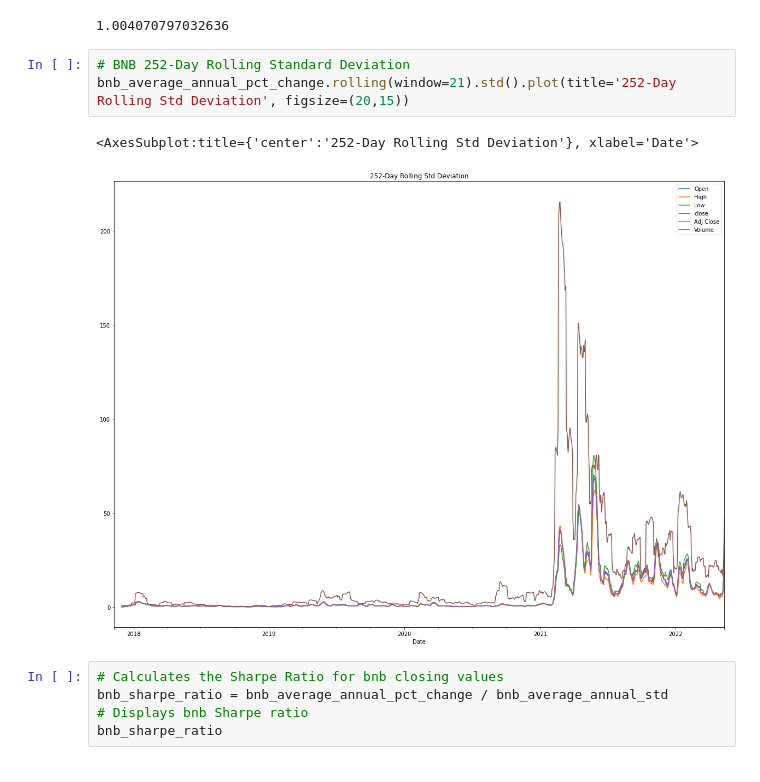
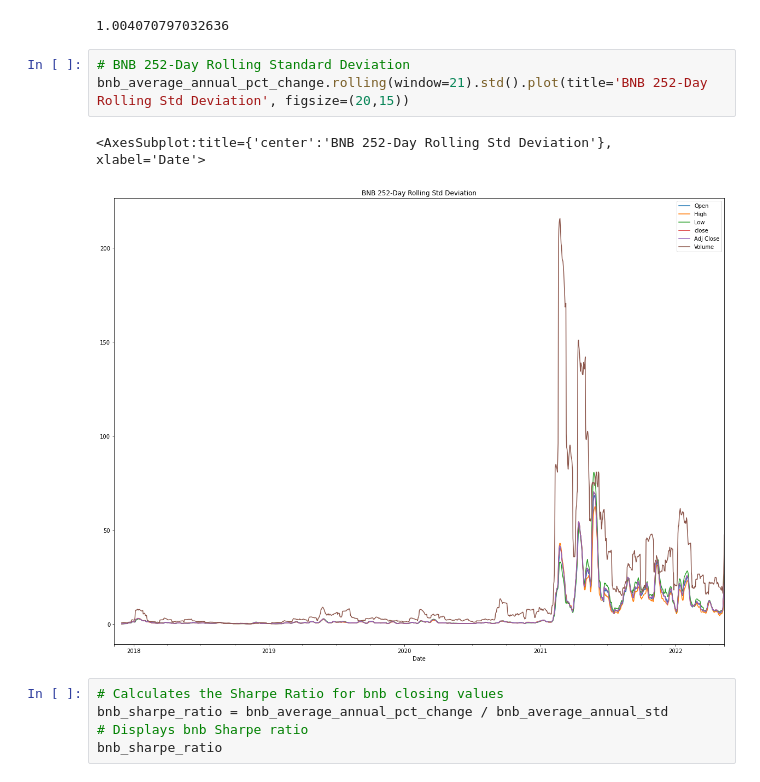
Before and after one commit to rodum012/Long_Term_Crypto_Portfolio_Projection, a Jupyter notebook: portfolio.ipynb, the cells around one changed output. Saved outputs shown, nothing was run; the diff lists cells and outputs as text.

Commit message:
Edited Graph Titles

```diff
--- a/portfolio.ipynb
+++ b/portfolio.ipynb
@@ -369,10 +369,10 @@ bnb_average_annual_std
 1.004070797032636
 # %%
 # BNB 252-Day Rolling Standard Deviation
-bnb_average_annual_pct_change.rolling(window=21).std().plot(title='252-Day Rolling Std Deviation', figsize=(20,15))
+bnb_average_annual_pct_change.rolling(window=21).std().plot(title='BNB 252-Day Rolling Std Deviation', figsize=(20,15))
 # %% [output]
-<AxesSubplot:title={'center':'252-Day Rolling Std Deviation'}, xlabel='Date'>
+<AxesSubplot:title={'center':'BNB 252-Day Rolling Std Deviation'}, xlabel='Date'>
-[figure, old version]
+[figure, new version]
 # %%
 # Calculates the Sharpe Ratio for bnb closing values
 bnb_sharpe_ratio = bnb_average_annual_pct_change / bnb_average_annual_std
```
Also changed, not shown: parts of 7 cells of this notebook.
